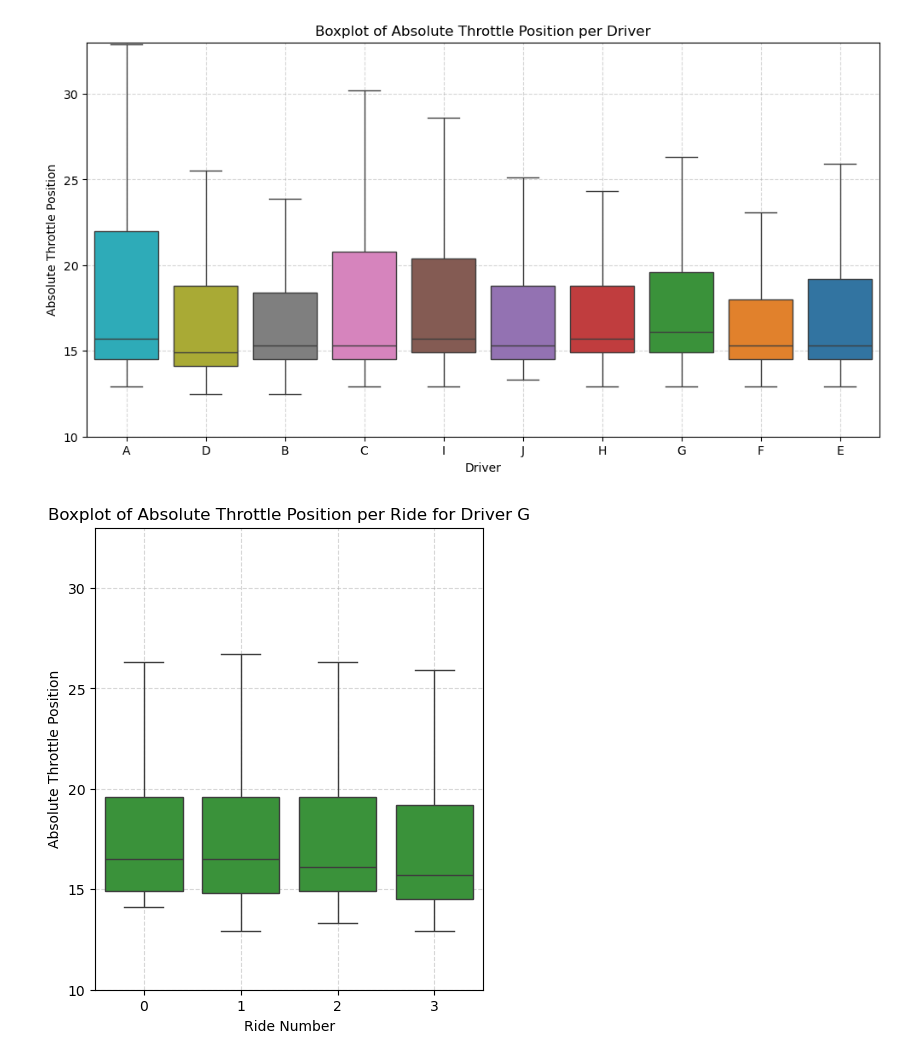
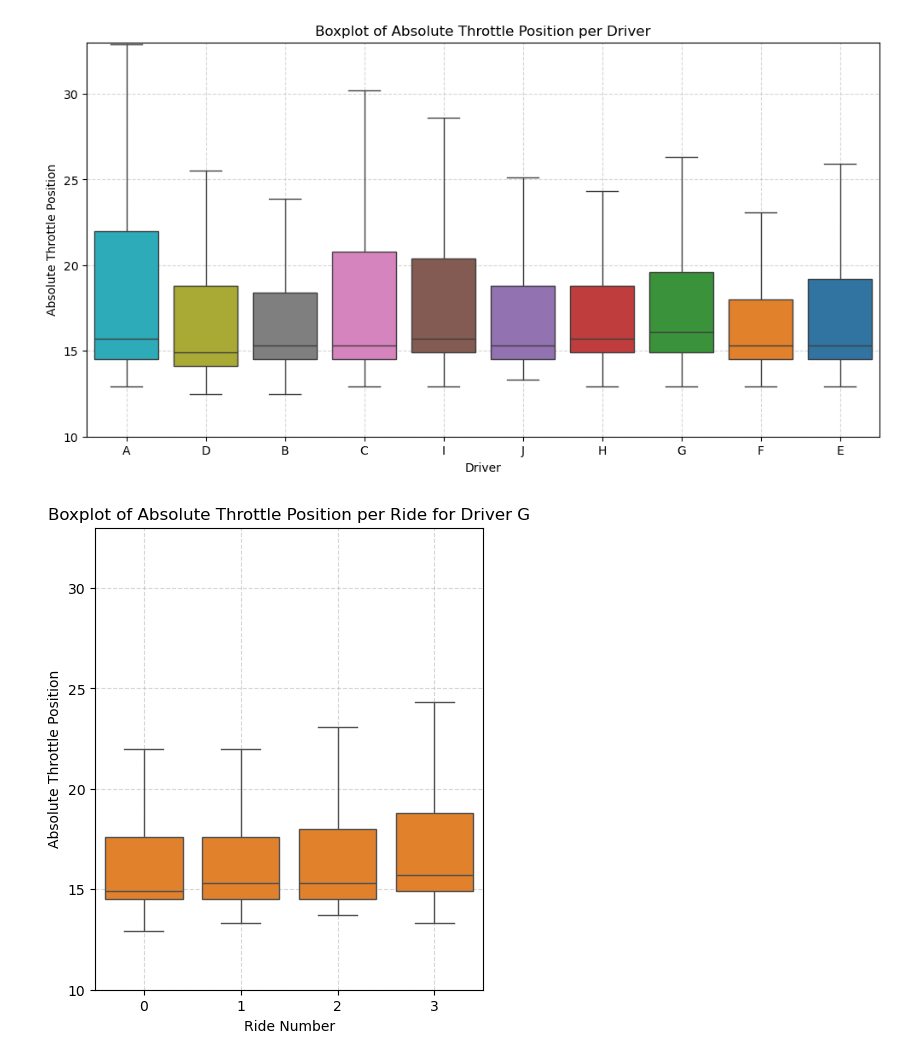
Before and after one commit to VerkuijlKim/DriverPrediction, a Jupyter notebook: Some_Plots_For_Report.ipynb, the cells around one changed output. Saved outputs shown, nothing was run; the diff lists cells and outputs as text; code cells hidden in the pictures.

```diff
--- a/Some_Plots_For_Report.ipynb
+++ b/Some_Plots_For_Report.ipynb
@@ -53,8 +53,8 @@ df
 | 94379 | 307.2 | 0.0 | 6.1 | -1.6 | ... |
 94380 rows × 55 columns
 # %%
-G_palette = [reversed_palette[7]]
-df_D = df[df["Class"] == "G"]
+G_palette = [reversed_palette[8]]
+df_D = df[df["Class"] == "F"]
 
 # Create the box plot
 plt.figure(figsize=(5, 6))
@@ -85,21 +85,21 @@ plt.show()
 # %% [output]
 [figure]
 # %%
-df_D = df[df["Class"] == "G"]
+df_D = df[df["Class"] == "F"]
 
 # Create the box plot
 plt.figure(figsize=(5, 6))
 sns.boxplot(x="Ride number", y="Absolute_throttle_position", data=df_D, hue="Class", palette=G_palette, showfliers=False)
 
 # Improve visualization
 plt.xlabel("Ride Number")
 plt.ylabel("Absolute Throttle Position")
 plt.title("Boxplot of Absolute Throttle Position per Ride for Driver G")
 plt.grid(True, linestyle="--", alpha=0.5)
 plt.legend().remove()
 plt.ylim(10,33)
 
 # Show the plot
 plt.show()
 # %% [output]
-[figure, old version]
+[figure, new version]
```
Also changed, not shown: parts of 1 cell of this notebook.
